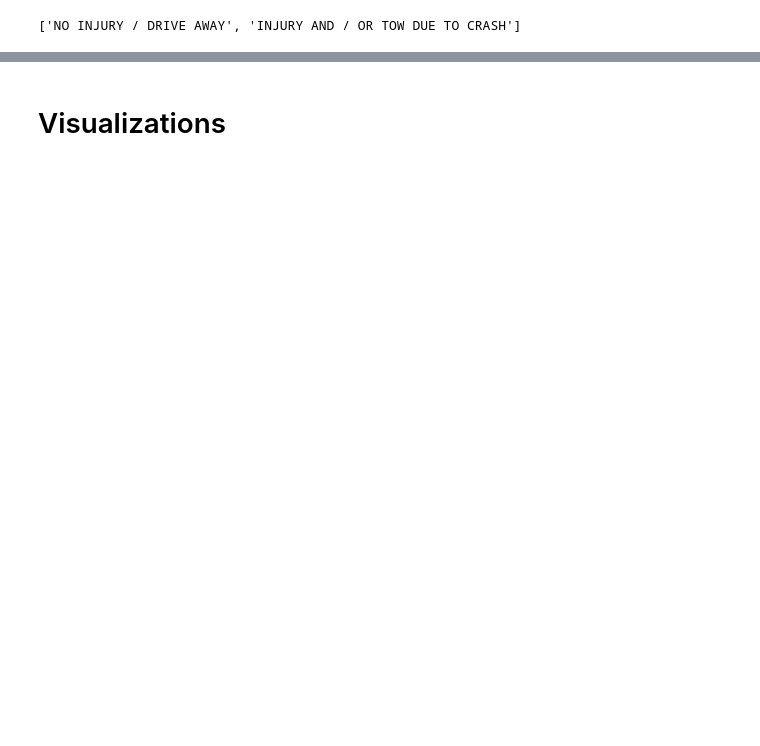
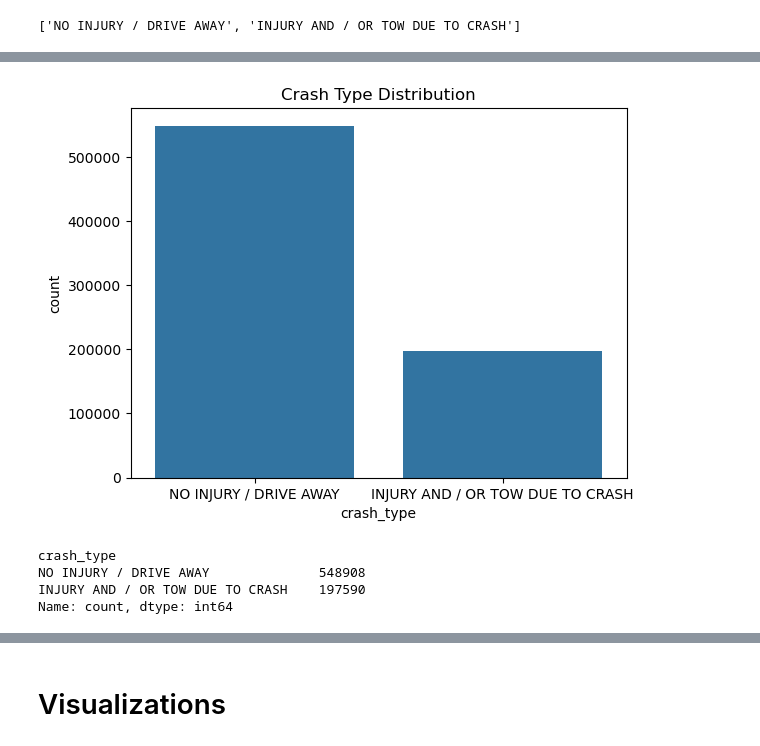
Before and after one commit to behruzgurbanli/CSCI4734_2024F_10551_PROJECT_8, a Jupyter notebook: CSCI4734_2024F_10551_PROJECT_CODE_8.ipynb, the cells around one changed output, grey strips where cells are left out. Cells and saved outputs as stored; diff of their text form; code cells hidden in the pictures; blank space fills up the shorter version.

```diff
--- a/CSCI4734_2024F_10551_PROJECT_CODE_8.ipynb
+++ b/CSCI4734_2024F_10551_PROJECT_CODE_8.ipynb
@@ -97,0 +178,14 @@ data.drop(columns=columns_to_drop, inplace=True)
+# %%
+sns.countplot(x='crash_type', data=data)
+plt.title('Crash Type Distribution')
+plt.show()
+
+# Calculate class imbalance
+class_counts = data['crash_type'].value_counts()
+print(class_counts)
+# %% [output]
+[figure, added]
+crash_type
+NO INJURY / DRIVE AWAY              548908
+INJURY AND / OR TOW DUE TO CRASH    197590
+Name: count, dtype: int64
```
Also changed, not shown: parts of 29 cells of this notebook, 1 other file.
